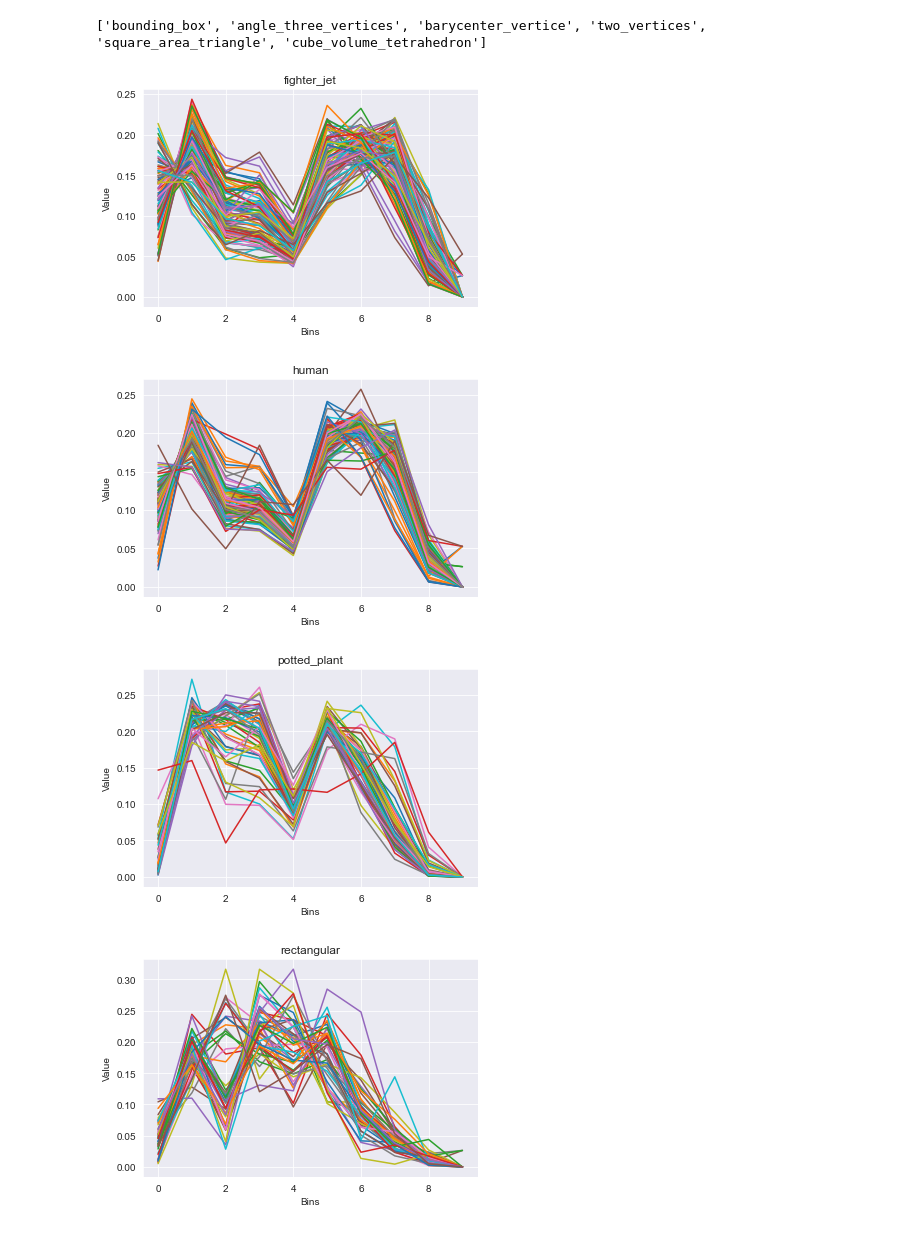
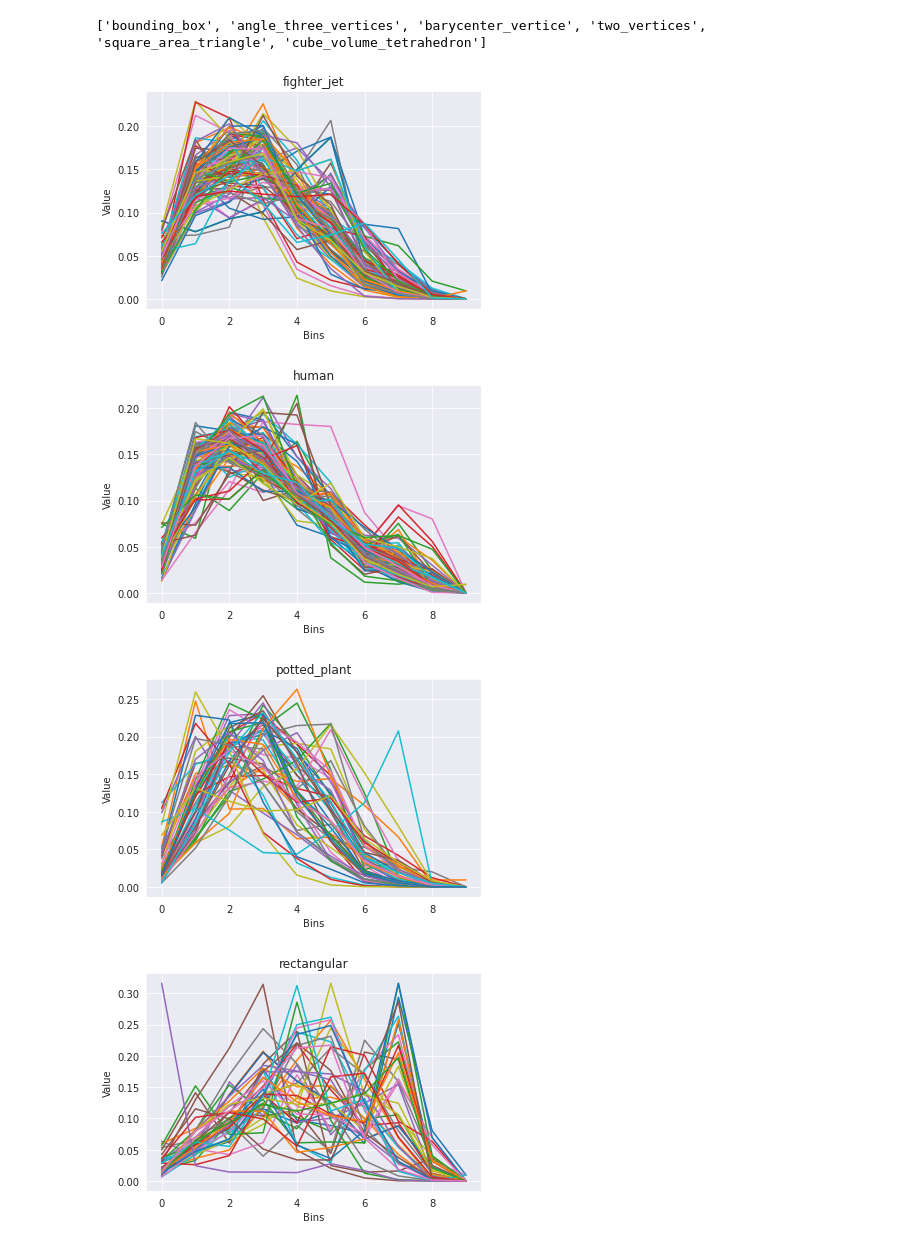
Before and after one commit to SamGalanakis/MIR_Pipeline_Project, a Jupyter notebook: src/visualizations.ipynb, the cells around one changed output. Saved outputs shown, nothing was run; the diff lists cells and outputs as text; code cells hidden in the pictures.

```diff
--- a/src/visualizations.ipynb
+++ b/src/visualizations.ipynb
@@ -9,8 +9,8 @@ from utils import  is_array_col
 # %%
 sns.set_style('darkgrid')
 # %%
-dataset_path_processed = Path(r'../processed_data/data__10000_1000000.0.csv')
-dataset_path_raw = Path(r'../processed_data/data_processed_10000_1000000.0.csv')
+dataset_path_processed = Path(r'../processed_data/data_processed_10000_1000000.0.csv')
+dataset_path_raw = Path(r'../processed_data/data__10000_1000000.0.csv')
 df_raw = pd.read_csv(dataset_path_raw)
 df_processed = pd.read_csv(dataset_path_processed)
 df_knn, exclude, scaler, array_columns, array_lengths  =  process_dataset_for_knn(dataset_path_processed,divide_distributions=True,n_vertices_target=10000)
@@ -67,9 +87,9 @@ print(array_columns)
 # %% [output]
 ['bounding_box', 'angle_three_vertices', 'barycenter_vertice', 'two_vertices', 'square_area_triangle', 'cube_volume_tetrahedron']
 # %%
-plot_distributions('angle_three_vertices',df_knn,array_columns,n_classes=10)
+plot_distributions('two_vertices',df_knn,array_columns,n_classes=10)
 # %% [output]
-[figure, old version]
+[figure, new version]
-[figure, old version]
+[figure, new version]
-[figure, old version]
+[figure, new version]
-[figure, old version]
+[figure, new version]
```
Also changed, not shown: parts of 6 cells of this notebook, 7 other files.
